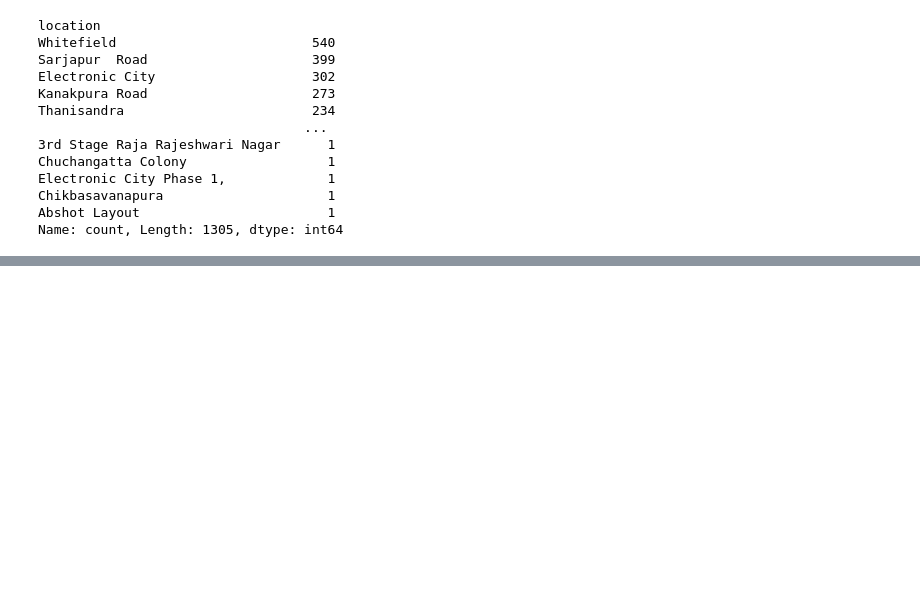
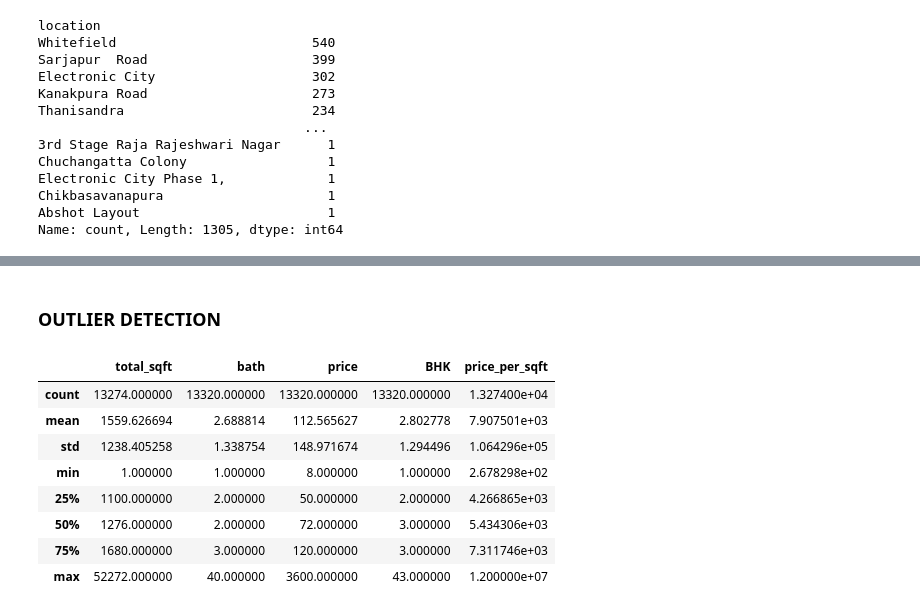
Before and after one commit to Lohi712/House_Price_Predicter, a Jupyter notebook: main.ipynb, the cells around one changed output, grey strips where cells are left out. Drawn from its saved outputs; the diff is of its cells as text; code cells hidden in the pictures; blank space fills up the shorter version.

```diff
--- a/main.ipynb
+++ b/main.ipynb
@@ -144,0 +207,14 @@ df['size'] = df['size'].fillna('2 BHK')
+# %%
+# Now in the location column as there are 1305 entries if we encode it, it will be very huge and will negatively effect our model (The Curse of Dimensionality)
+
+# First we remove the whitespaces if any
+
+df['location'] = df['location'].apply(lambda x: x.strip())
+
+# We reduce the size by clubbing all less frequent entries into Other
+location_stats = df['location'].value_counts()
+location_stats_less_than_10 = location_stats[location_stats <= 10]
+
+print('Number of locations appearing less than 10: ',len(location_stats_less_than_10))
+
+df['location'] = df['location'].apply(lambda x: "Other" if x in location_stats_less_than_10 else x)
@@ -144,0 +239,15 @@ df['size'] = df['size'].fillna('2 BHK')
+# %% [markdown]
+### OUTLIER DETECTION
+# %%
+# There are some outliers like in the min(total_sqft) = 1.0000 which is an outlier
+df.describe()
+# %% [output]
+|  | total_sqft | bath | price | BHK | price_per_sqft |
+| count | 13274.000000 | 13320.000000 | 13320.000000 | 13320.000000 | 1.327400e+04 |
+| mean | 1559.626694 | 2.688814 | 112.565627 | 2.802778 | 7.907501e+03 |
+| std | 1238.405258 | 1.338754 | 148.971674 | 1.294496 | 1.064296e+05 |
+| min | 1.000000 | 1.000000 | 8.000000 | 1.000000 | 2.678298e+02 |
+| 25% | 1100.000000 | 2.000000 | 50.000000 | 2.000000 | 4.266865e+03 |
+| 50% | 1276.000000 | 2.000000 | 72.000000 | 3.000000 | 5.434306e+03 |
+| 75% | 1680.000000 | 3.000000 | 120.000000 | 3.000000 | 7.311746e+03 |
+| max | 52272.000000 | 40.000000 | 3600.000000 | 43.000000 | 1.200000e+07 |
```
Also changed, not shown: parts of 12 cells of this notebook.
